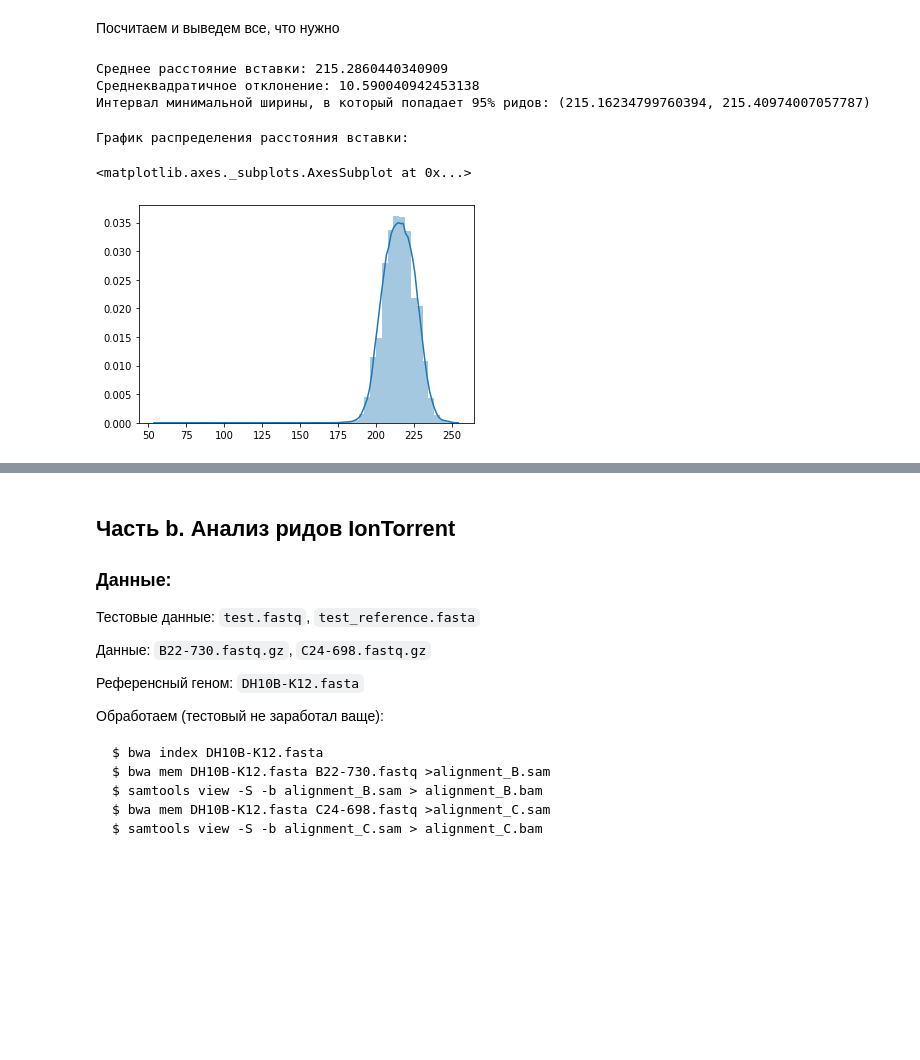
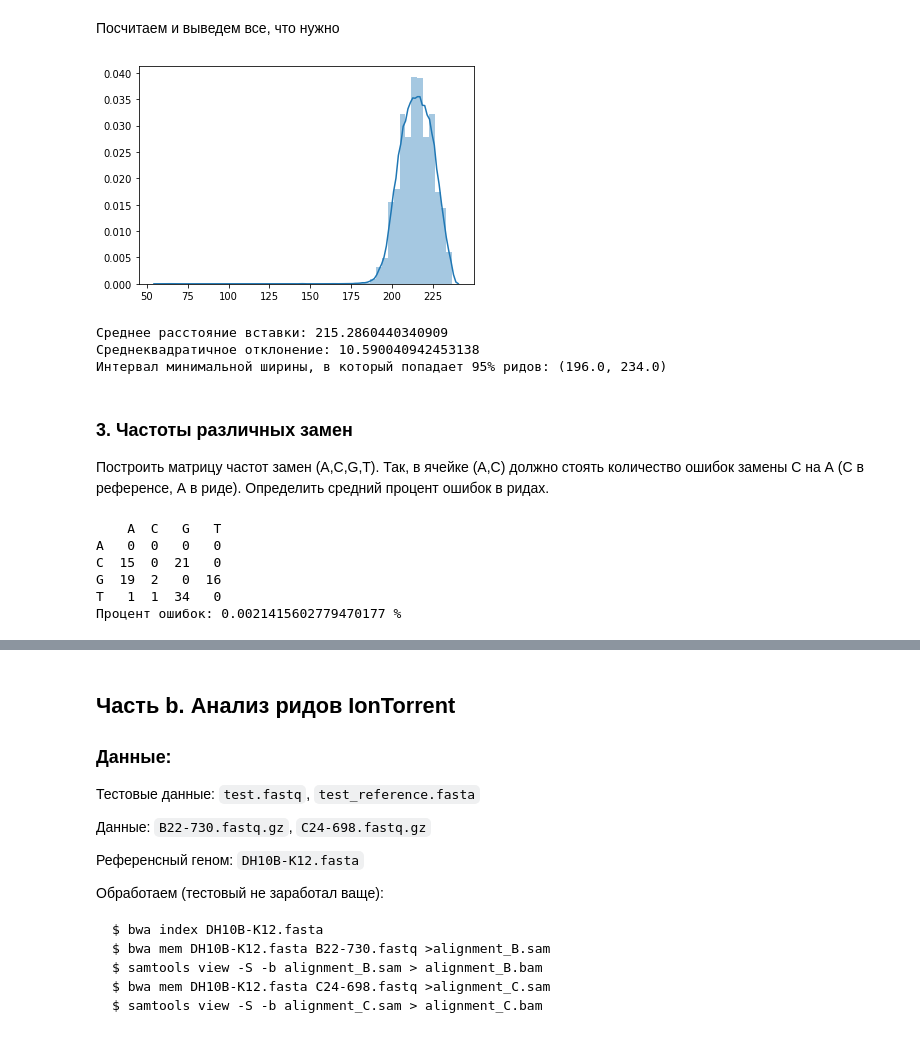
Before and after one commit to TohaRhymes/ngs_ib_spring2020, a Jupyter notebook: project_2_short_read_alignment/report.ipynb, the cells around one changed output, grey strips where cells are left out. Cells and saved outputs as stored; diff of their text form; code cells hidden in the pictures; blank space fills up the shorter version.

```diff
--- a/project_2_short_read_alignment/report.ipynb
+++ b/project_2_short_read_alignment/report.ipynb
@@ -217,8 +178,27 @@ def insertion(bam_file):
-# %%
-def count_stat(row):
-    mean = np.mean(row)
-    standart_d = np.std(row)
-    interval = sms.DescrStatsW(row).tconfint_mean()
-    return mean, standart_d, interval
+# %%
+#### Функция, возвращающая массив длин вставок
+def insertion(bam_file_path):
+    bam_file = pysam.AlignmentFile(bam_file_path, 'rb')
+    ins = []
+    count = 0
+    for read in bam_file:
+        count += 1
+        if count % 100000 == 0:
+            print(count, end = ' ')
+        if not read.mate_is_unmapped:
+            ins.append(abs(read.tlen))
+    print()
+    return  np.array(ins)
+
+
+#### Посчитаем всякие нужные статистики
+def count_stat(row):
+    mean = np.mean(row)
+    standart_d = np.std(row)
+    interval = (np.percentile(row, 2.5), np.percentile(row, 97.5))
+    treshold = np.percentile(row, 99) if np.percentile(row, 99)< 5000 else 5000
+    sns.distplot(row[row<treshold])
+    plt.show()
+    return mean, standart_d, interval
 # %% [markdown]
 ##### Запустим на тесте
@@ -235,17 +207,20 @@ insert_test = insertion(bamfile_test)
 # %%
+# Прочитаем файл,
+bam_test = 'data/test/alignment.bam'
+
+insert_test = insertion(bam_test)
 mean_test, standart_d_test, interval_test = count_stat(insert_test)
+
 # Выведем
 print('Cреднее расстояние вставки: '+str(mean_test))
 print('Cреднеквадратичное отклонение: '+str(standart_d_test))
 print('Интервал минимальной ширины, в который попадает 95% ридов: '+str(interval_test))
 # %% [output]
+[figure, added]
 Cреднее расстояние вставки: 215.2860440340909
 Cреднеквадратичное отклонение: 10.590040942453138
-Интервал минимальной ширины, в который попадает 95% ридов: (215.16234799760394, 215.40974007057787)
+Интервал минимальной ширины, в который попадает 95% ридов: (196.0, 234.0)
-# %%
-print('График распределения расстояния вставки:')
-sns.distplot(insert_test)
-# %% [output]
-График распределения расстояния вставки:
-<matplotlib.axes._subplots.AxesSubplot at 0x...>
-[figure, removed]
+# %% [markdown]
+### 3. Частоты различных замен
+Построить матрицу частот замен (A,C,G,T).
+Так, в ячейке (А,С) должно стоять количество ошибок замены С на А (С в референсе, А в риде). Определить средний процент ошибок в ридах.
@@ -251,0 +262,9 @@ sns.distplot(insert_test)
+# %%
+substitutions(bam_test)
+# %% [output]
+    A  C   G   T
+A   0  0   0   0
+C  15  0  21   0
+G  19  2   0  16
+T   1  1  34   0
+Процент ошибок: 0.0021415602779470177 %
```
Also changed, not shown: parts of 45 cells of this notebook, 4 other files.
